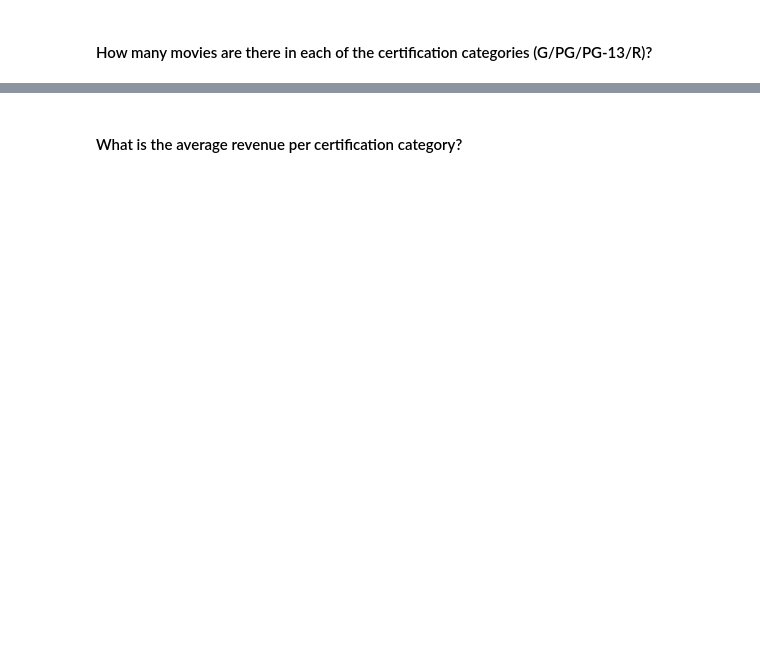
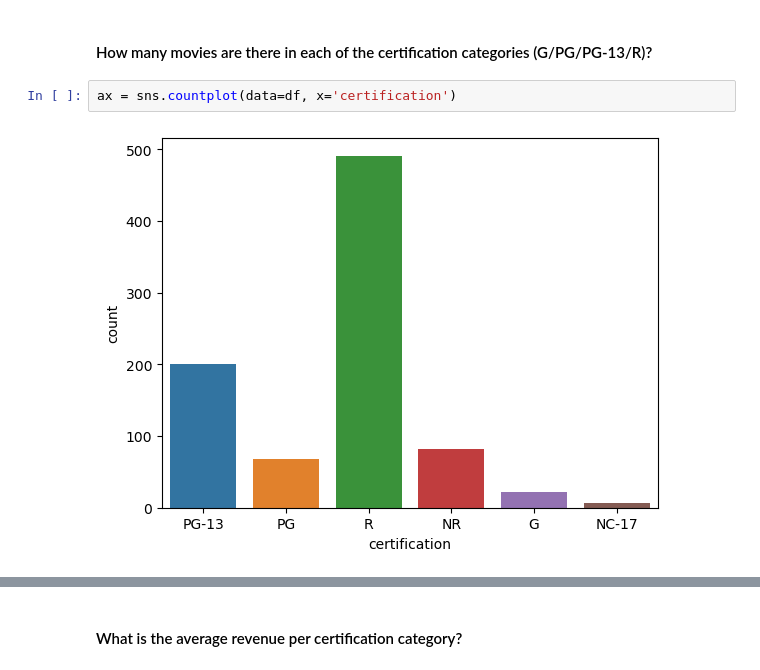
Before and after one commit to EhLeeOod/movie-project, a Jupyter notebook: Part-3-EDA.ipynb, the cells around one changed output, grey strips where cells are left out. Drawn from its saved outputs; the diff is of its cells as text; blank space fills up the shorter version.

```diff
--- a/Part-3-EDA.ipynb
+++ b/Part-3-EDA.ipynb
@@ -244,2 +242,6 @@ ax = sns.countplot(data=df_both, x = df_both['revenue'])
 # %% [markdown]
 #### How many movies are there in each of the certification categories (G/PG/PG-13/R)?
+# %%
+ax = sns.countplot(data=df, x='certification')
+# %% [output]
+[figure, added]
```
Also changed, not shown: parts of 10 cells of this notebook, 2 other files.
